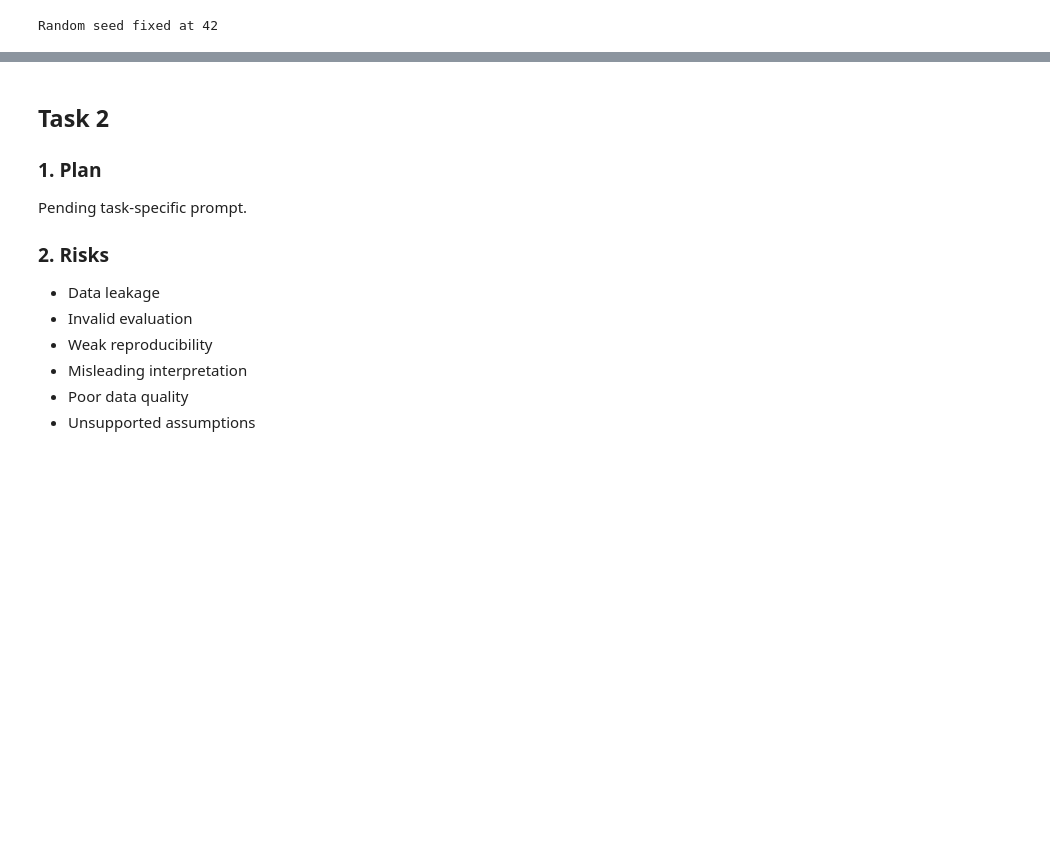
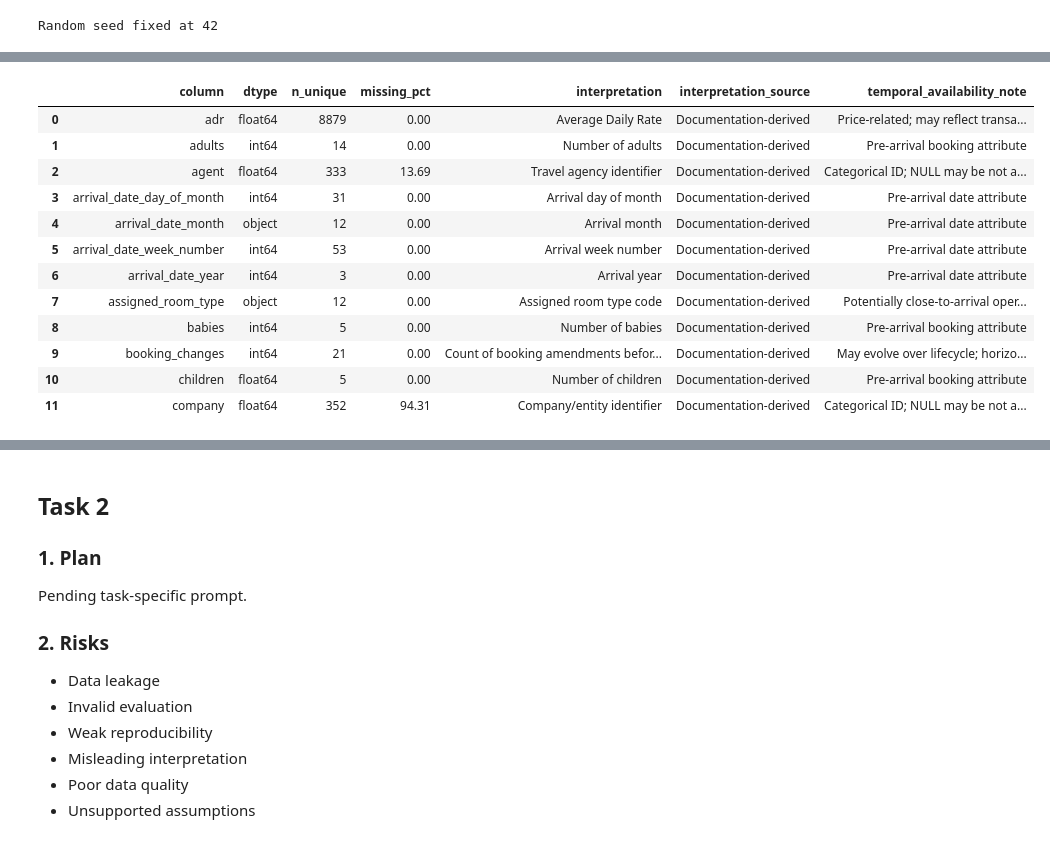
Before and after one commit to CindyLow-T/MSIN0097_GROUP, a Jupyter notebook: predictive_benchmark.ipynb, the cells around one changed output, grey strips where cells are left out. Drawn from its saved outputs; the diff is of its cells as text; code cells hidden in the pictures; blank space fills up the shorter version.

Commit message:
Complete Task 1 dataset audit and preprocessing design

```diff
--- a/predictive_benchmark.ipynb
+++ b/predictive_benchmark.ipynb
@@ -203,0 +103,18 @@ These assumptions form the baseline for Tasks 2–7 unless explicitly challenged
+# %%
+# Step 2: Load dataset for analysis (CSV as requested)
+DATA_CANDIDATES = [
+    Path('/Users/cindylow/Documents/PREDICTIVE GROUP/hotel_bookings.csv'),
+    Path('/Users/cindylow/Downloads/hotel_bookings.csv'),
+    Path('/Users/cindylow/Downloads/hotel_bookings (1).csv'),
+]
+
+data_path = next((p for p in DATA_CANDIDATES if p.exists()), None)
+if data_path is None:
+    raise FileNotFoundError('hotel_bookings.csv not found in expected paths.')
+
+df = pd.read_csv(data_path)
+
+print(f"Dataset loaded: {data_path}")
+print(f"Shape: {df.shape}")
+print(f"Columns ({len(df.columns)}): {list(df.columns)}")
+df.head(3)
@@ -203,0 +129,66 @@ These assumptions form the baseline for Tasks 2–7 unless explicitly challenged
+# %%
+# Step 3: Schema + variable interpretation (documentation-derived, mapped to dataset column names)
+doc_variable_notes = {
+    'hotel': ('Hotel type (Resort/City)', 'Documentation-derived', 'Observed at booking context'),
+    'is_canceled': ('Target: booking canceled (1) vs not canceled (0)', 'Documentation-derived', 'Outcome variable'),
+    'lead_time': ('Days between booking creation and arrival', 'Documentation-derived', 'Pre-arrival, computed from booking and arrival dates'),
+    'arrival_date_year': ('Arrival year', 'Documentation-derived', 'Pre-arrival date attribute'),
+    'arrival_date_month': ('Arrival month', 'Documentation-derived', 'Pre-arrival date attribute'),
+    'arrival_date_week_number': ('Arrival week number', 'Documentation-derived', 'Pre-arrival date attribute'),
+    'arrival_date_day_of_month': ('Arrival day of month', 'Documentation-derived', 'Pre-arrival date attribute'),
+    'stays_in_weekend_nights': ('Weekend nights in stay', 'Documentation-derived', 'Pre-arrival booking attribute'),
+    'stays_in_week_nights': ('Week nights in stay', 'Documentation-derived', 'Pre-arrival booking attribute'),
+    'adults': ('Number of adults', 'Documentation-derived', 'Pre-arrival booking attribute'),
+    'children': ('Number of children', 'Documentation-derived', 'Pre-arrival booking attribute'),
+    'babies': ('Number of babies', 'Documentation-derived', 'Pre-arrival booking attribute'),
+    'meal': ('Meal package (SC/BB/HB/FB/Undefined)', 'Documentation-derived', 'Pre-arrival booking attribute'),
+    'country': ('Country of origin (ISO 3-letter code)', 'Documentation-derived', 'Pre-arrival customer attribute'),
+    'market_segment': ('Market segment designation', 'Documentation-derived', 'Pre-arrival booking attribute'),
+    'distribution_channel': ('Booking distribution channel', 'Documentation-derived', 'Pre-arrival booking attribute'),
+    'is_repeated_guest': ('Whether guest has prior profile history', 'Documentation-derived', 'Pre-arrival, derived from prior profile creation timing'),
+    'previous_cancellations': ('Customer prior canceled bookings count', 'Documentation-derived', 'Pre-arrival historical feature'),
+    'previous_bookings_not_canceled': ('Customer prior non-canceled bookings count', 'Documentation-derived', 'Pre-arrival historical feature'),
+    'reserved_room_type': ('Reserved room type code', 'Documentation-derived', 'Pre-arrival booking attribute'),
+    'assigned_room_type': ('Assigned room type code', 'Documentation-derived', 'Potentially close-to-arrival operational attribute'),
+    'booking_changes': ('Count of booking amendments before check-in/cancellation', 'Documentation-derived', 'May evolve over lifecycle; horizon-sensitive'),
+    'deposit_type': ('No Deposit / Non Refund / Refundable derived from payments', 'Documentation-derived', 'Uses payments before arrival/cancellation; horizon-sensitive'),
+    'agent': ('Travel agency identifier', 'Documentation-derived', 'Categorical ID; NULL may be not applicable'),
+    'company': ('Company/entity identifier', 'Documentation-derived', 'Categorical ID; NULL may be not applicable'),
+    'days_in_waiting_list': ('Days on waiting list before confirmation', 'Documentation-derived', 'Lifecycle-dependent, may be unavailable at booking creation'),
+    'customer_type': ('Contract/Group/Transient/Transient-Party', 'Documentation-derived', 'Pre-arrival booking type'),
+    'adr': ('Average Daily Rate', 'Documentation-derived', 'Price-related; may reflect transactional adjustments'),
+    'required_car_parking_spaces': ('Required parking spaces', 'Documentation-derived', 'Pre-arrival booking attribute'),
+    'total_of_special_requests': ('Number of special requests', 'Documentation-derived', 'May accumulate pre-arrival; horizon-sensitive'),
+    'reservation_status': ('Final reservation status (Canceled/Check-Out/No-Show)', 'Documentation-derived', 'Post-outcome -> leakage risk'),
+    'reservation_status_date': ('Date of final reservation status', 'Documentation-derived', 'Post-outcome -> leakage risk'),
+}
+
+schema_rows = []
+for col in df.columns:
+    desc, source, temporal = doc_variable_notes.get(col, ('Not found in manual map', 'Unknown', 'Unknown'))
+    schema_rows.append({
+        'column': col,
+        'dtype': str(df[col].dtype),
+        'n_unique': int(df[col].nunique(dropna=True)),
+        'missing_pct': round(df[col].isna().mean() * 100, 2),
+        'interpretation': desc,
+        'interpretation_source': source,
+        'temporal_availability_note': temporal,
+    })
+
+schema_df = pd.DataFrame(schema_rows).sort_values('column').reset_index(drop=True)
+schema_df.head(12)
+# %% [output]
+|  | column | dtype | n_unique | missing_pct | interpretation | interpretation_source | temporal_availability_note |
+| 0 | adr | float64 | 8879 | 0.00 | Average Daily Rate | Documentation-derived | Price-related; may reflect transa... |
+| 1 | adults | int64 | 14 | 0.00 | Number of adults | Documentation-derived | Pre-arrival booking attribute |
+| 2 | agent | float64 | 333 | 13.69 | Travel agency identifier | Documentation-derived | Categorical ID; NULL may be not a... |
+| 3 | arrival_date_day_of_month | int64 | 31 | 0.00 | Arrival day of month | Documentation-derived | Pre-arrival date attribute |
+| 4 | arrival_date_month | object | 12 | 0.00 | Arrival month | Documentation-derived | Pre-arrival date attribute |
+| 5 | arrival_date_week_number | int64 | 53 | 0.00 | Arrival week number | Documentation-derived | Pre-arrival date attribute |
+| 6 | arrival_date_year | int64 | 3 | 0.00 | Arrival year | Documentation-derived | Pre-arrival date attribute |
+| 7 | assigned_room_type | object | 12 | 0.00 | Assigned room type code | Documentation-derived | Potentially close-to-arrival oper... |
+| 8 | babies | int64 | 5 | 0.00 | Number of babies | Documentation-derived | Pre-arrival booking attribute |
+| 9 | booking_changes | int64 | 21 | 0.00 | Count of booking amendments befor... | Documentation-derived | May evolve over lifecycle; horizo... |
+| 10 | children | float64 | 5 | 0.00 | Number of children | Documentation-derived | Pre-arrival booking attribute |
+| 11 | company | float64 | 352 | 94.31 | Company/entity identifier | Documentation-derived | Categorical ID; NULL may be not a... |
```
Also changed, not shown: parts of 17 cells of this notebook.
